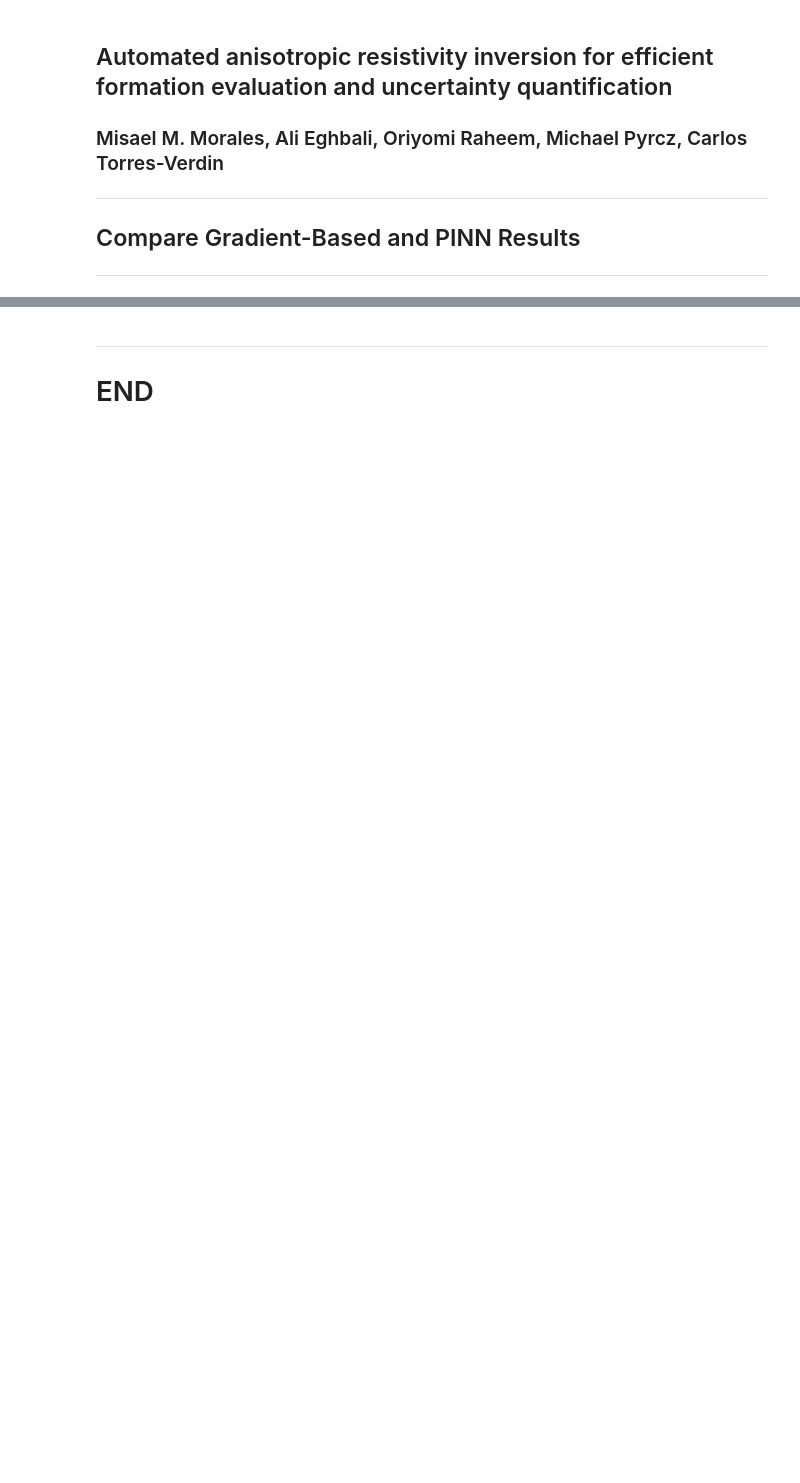
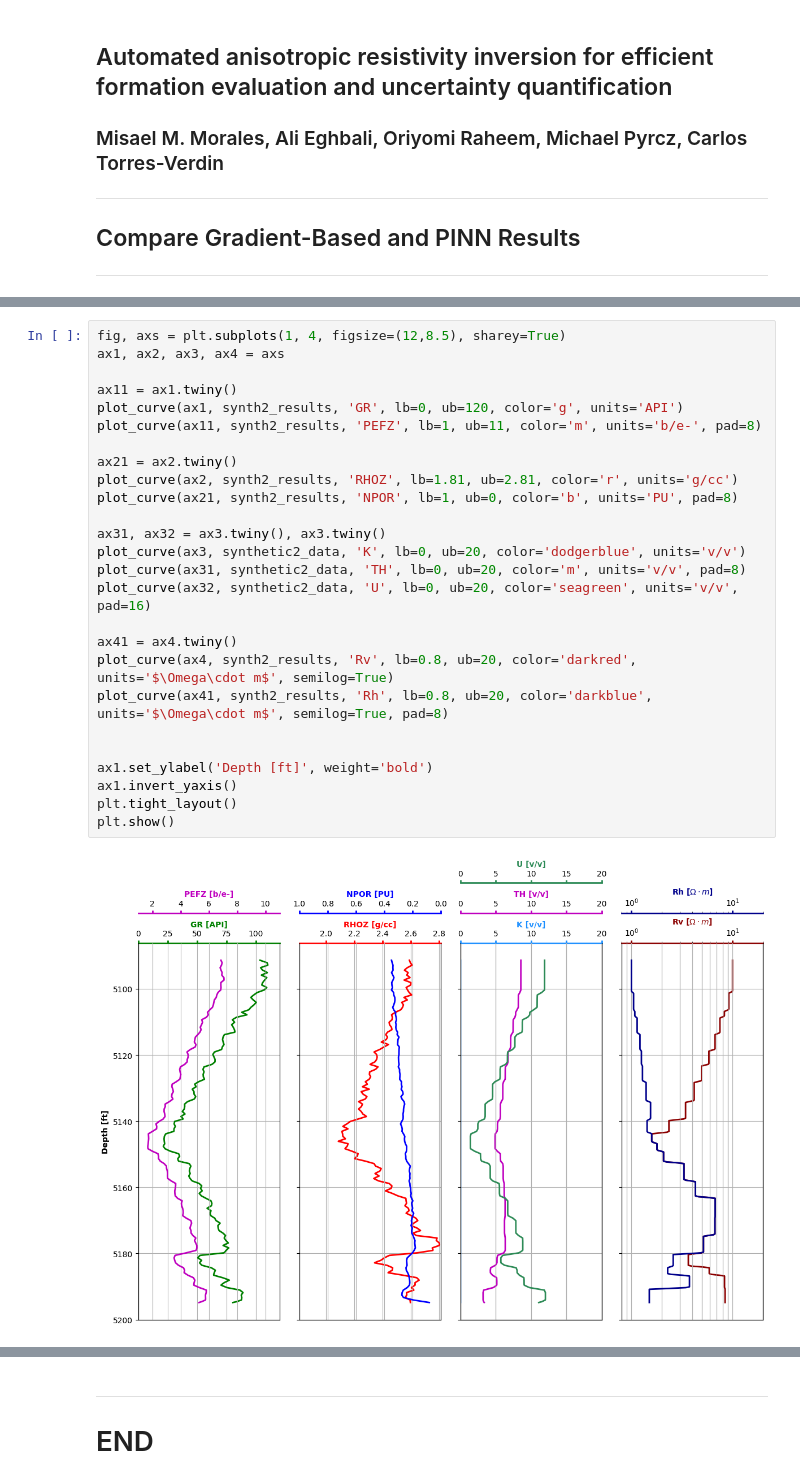
Before and after one commit to misaelmmorales/Anisotropic-Resistivity-Inversion, a Jupyter notebook: main_CompareResults.ipynb, the cells around one changed output, grey strips where cells are left out. Cells and saved outputs as stored; diff of their text form; blank space fills up the shorter version.

```diff
--- a/main_CompareResults.ipynb
+++ b/main_CompareResults.ipynb
@@ -34,0 +89,28 @@ sol_syn2    = pd.read_csv('results/gradient_based_solution_synthetic2.csv', inde
+# %%
+fig, axs = plt.subplots(1, 4, figsize=(12,8.5), sharey=True)
+ax1, ax2, ax3, ax4 = axs
+
+ax11 = ax1.twiny()
+plot_curve(ax1, synth2_results, 'GR', lb=0, ub=120, color='g', units='API')
+plot_curve(ax11, synth2_results, 'PEFZ', lb=1, ub=11, color='m', units='b/e-', pad=8)
+
+ax21 = ax2.twiny()
+plot_curve(ax2, synth2_results, 'RHOZ', lb=1.81, ub=2.81, color='r', units='g/cc')
+plot_curve(ax21, synth2_results, 'NPOR', lb=1, ub=0, color='b', units='PU', pad=8)
+
+ax31, ax32 = ax3.twiny(), ax3.twiny()
+plot_curve(ax3, synthetic2_data, 'K', lb=0, ub=20, color='dodgerblue', units='v/v')
+plot_curve(ax31, synthetic2_data, 'TH', lb=0, ub=20, color='m', units='v/v', pad=8)
+plot_curve(ax32, synthetic2_data, 'U', lb=0, ub=20, color='seagreen', units='v/v', pad=16)
+
+ax41 = ax4.twiny()
+plot_curve(ax4, synth2_results, 'Rv', lb=0.8, ub=20, color='darkred', units='$\Omega\cdot m$', semilog=True)
+plot_curve(ax41, synth2_results, 'Rh', lb=0.8, ub=20, color='darkblue', units='$\Omega\cdot m$', semilog=True, pad=8)
+
+
+ax1.set_ylabel('Depth [ft]', weight='bold')
+ax1.invert_yaxis()
+plt.tight_layout()
+plt.show()
+# %% [output]
+[figure, added]
```
Also changed, not shown: parts of 11 cells of this notebook, 4 other files.
